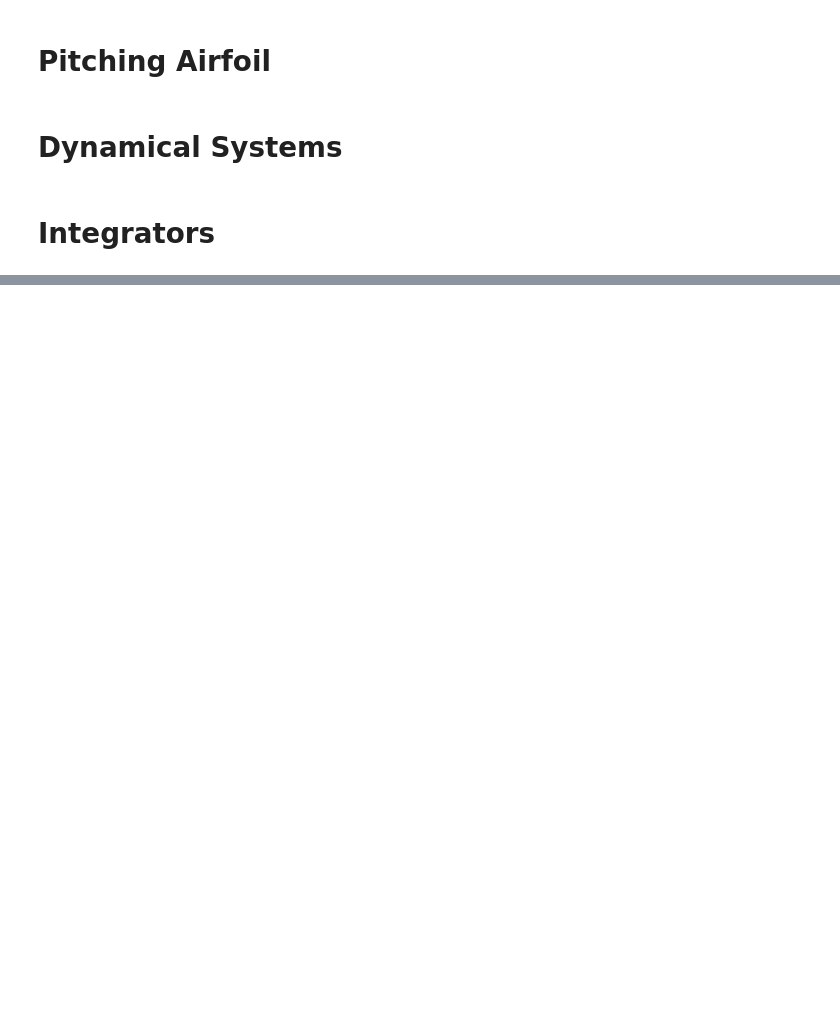
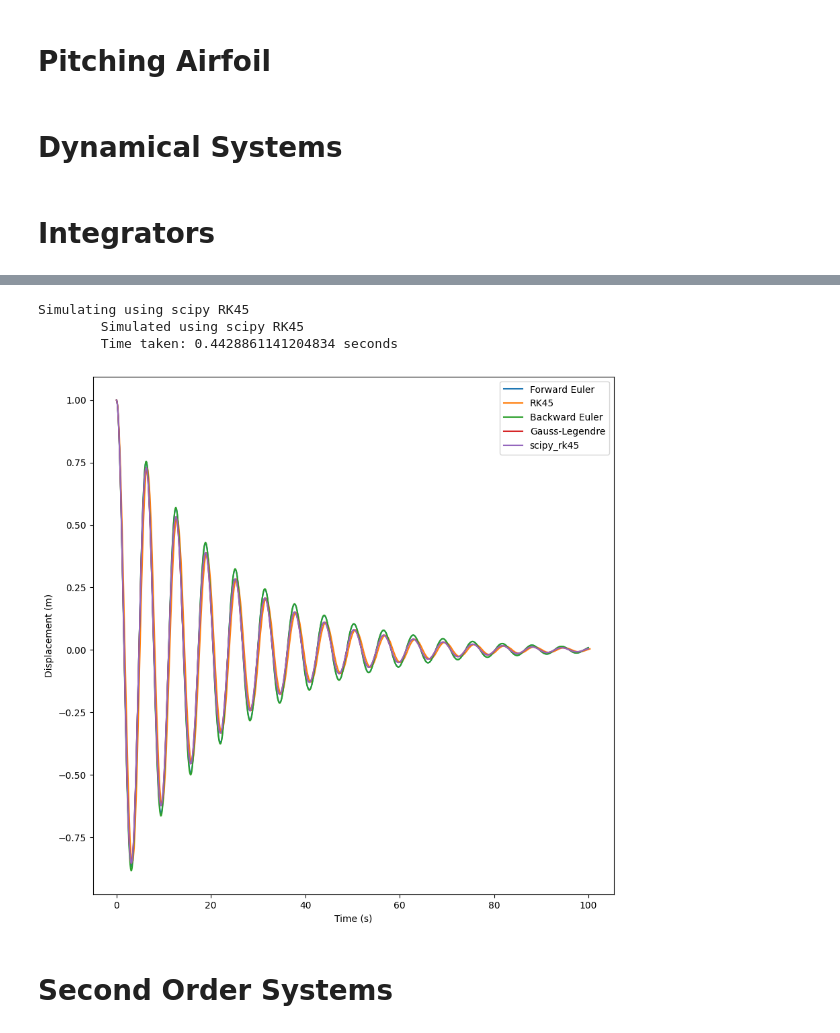
Before and after one commit to trifwn/Icarus, a Jupyter notebook: examples/airfoil_aeoroelastic.ipynb, the cells around one changed output, grey strips where cells are left out. Saved outputs shown, nothing was run; the diff lists cells and outputs as text; code cells hidden in the pictures; blank space fills up the shorter version.

Commit message:
Dynamical Systems

```diff
--- a/examples/airfoil_aeoroelastic.ipynb
+++ b/examples/airfoil_aeoroelastic.ipynb
@@ -385,0 +522,30 @@ See https://jax.readthedocs.io/en/latest/errors.html#jax.errors.TracerIntegerCon
+# %%
+print("Simulating using scipy RK45")
+time_s = time()
+sol = solve_ivp(f, [t0, t_end], x0, method='BDF', t_eval=np.linspace(0, t_end, 1000),  rtol=1e-6, atol=1e-6)
+t_data["scipy_rk45"] = sol.t
+x_data["scipy_rk45"] = sol.y.T
+time_e = time()
+print(f"\tSimulated using scipy RK45")
+print(f"\tTime taken: {time_e - time_s} seconds")
+# %% [output]
+Simulating using scipy RK45
+        Simulated using scipy RK45
+        Time taken: 0.4428861141204834 seconds
+# %%
+# Plot the results
+fig = plt.figure(figsize=(10, 10))
+ax = fig.add_subplot(111)
+for key in x_data.keys():
+    # Compute cap so that we plot 1000 points at most
+    cap = max(1, int(len(t_data[key]) / 1000))
+    ax.plot(t_data[key][::cap], x_data[key][:,0][::cap], label=key)
+ax.set_xlabel("Time (s)")
+ax.set_ylabel("Displacement (m)")
+ax.legend()
+
+plt.show()
+# %% [output]
+[figure, added]
+# %% [markdown]
+# Second Order Systems
```
Also changed, not shown: parts of 12 cells of this notebook.
